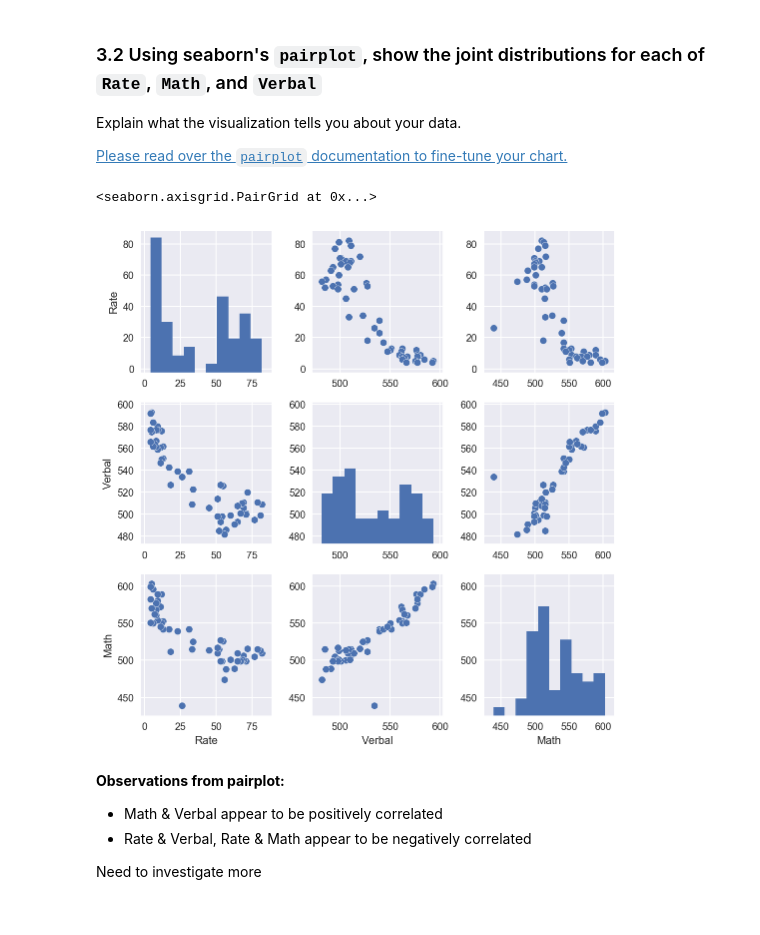
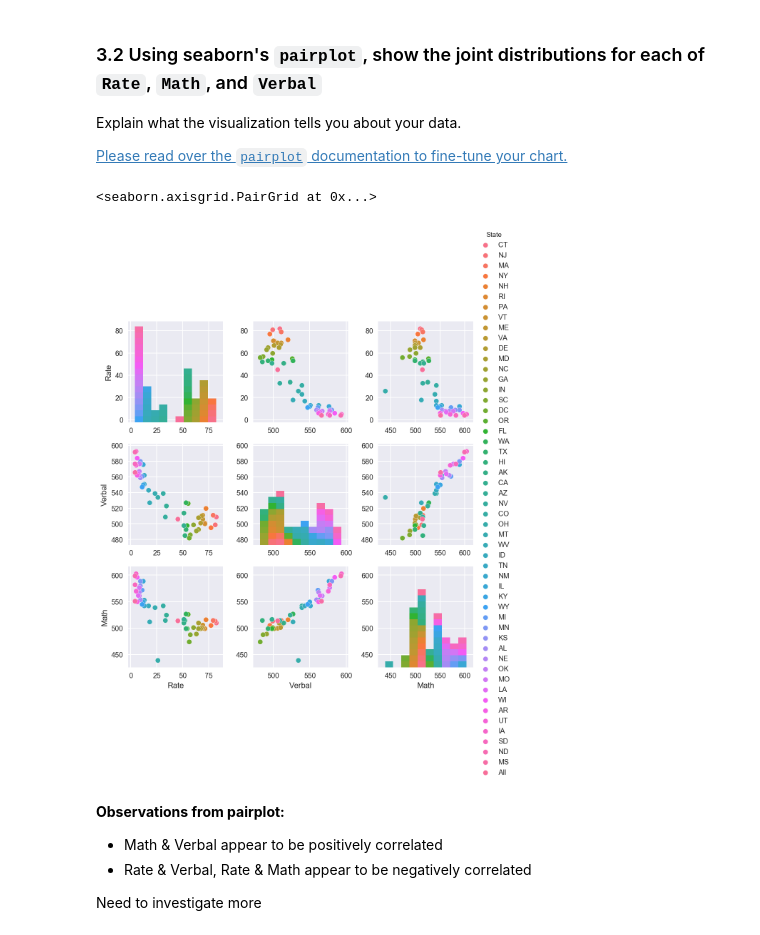
Before and after one commit to heidicq/dsi2-projects, a Jupyter notebook: project-two/project-02.ipynb, the cells around one changed output. Saved outputs shown, nothing was run; the diff lists cells and outputs as text; code cells hidden in the pictures.

```diff
--- a/project-two/project-02.ipynb
+++ b/project-two/project-02.ipynb
@@ -208,10 +208,10 @@ Explain what the visualization tells you about your data.
 
 [Please read over the `pairplot` documentation to fine-tune your chart.](https://stanford.edu/~mwaskom/software/seaborn/generated/seaborn.pairplot.html#seaborn.pairplot)
 # %%
-sns.pairplot(df_sat)
+sns.pairplot(df_sat, hue='State')
 # %% [output]
 <seaborn.axisgrid.PairGrid at 0x...>
-[figure, old version]
+[figure, new version]
 # %% [markdown]
 __Observations from pairplot:__
 - Math & Verbal appear to be positively correlated
```
Also changed, not shown: parts of 17 cells of this notebook.
